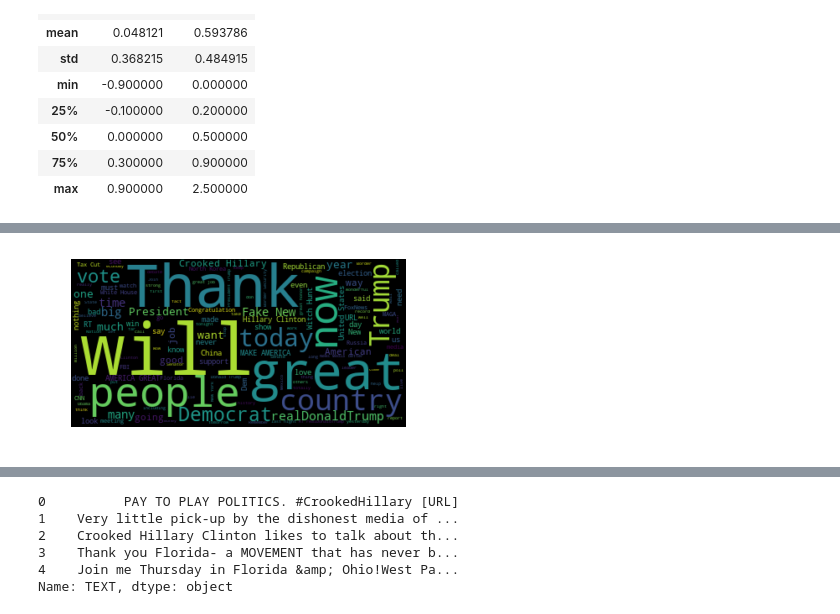
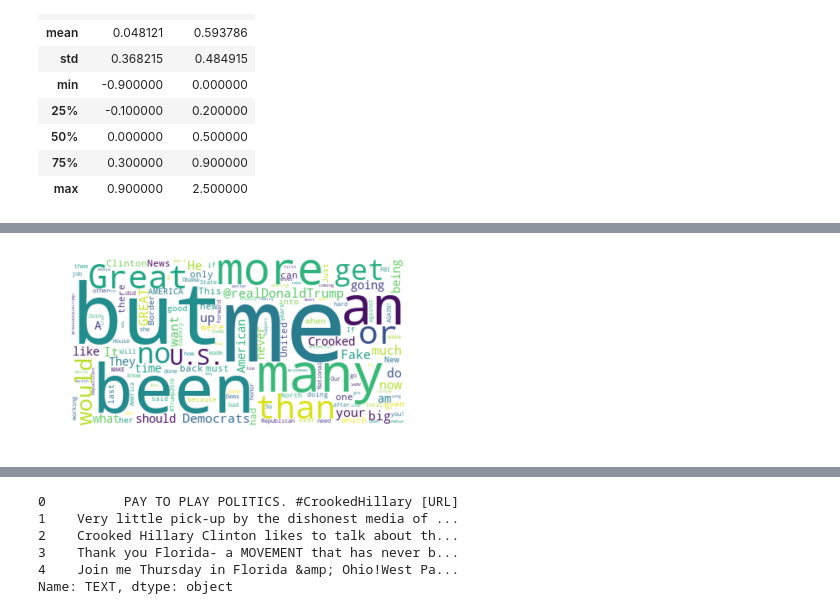
Before and after one commit to EthanH43/text_generator, a Jupyter notebook: Model/Tweet_Analysis.ipynb, the cells around one changed output, grey strips where cells are left out. Cells and saved outputs as stored; diff of their text form; code cells hidden in the pictures.

```diff
--- a/Model/Tweet_Analysis.ipynb
+++ b/Model/Tweet_Analysis.ipynb
@@ -267,7 +231,6 @@ top_words.head(30).plot.bar()
 # %%
 cleaned_text=listofwords.str.cat(sep=' ')
-selected=top_words[400:600]
+selected=top_words[50:600]
 testin=selected.to_dict(dict)
 type(testin)
-testin
 # %% [output]
@@ -291,11 +238,11 @@ testin
 # %%
 # Create and generate a word cloud image:
 # wordcloud = WordCloud().generate(cleaned_text)
 wc = WordCloud(background_color="white", max_words=1000)
 wc.generate_from_frequencies(testin)
 # Display the generated image:
-plt.imshow(wordcloud, interpolation='bilinear')
+plt.imshow(wc, interpolation='bilinear')
 plt.axis("off")
 plt.show()
 # %% [output]
-[figure, old version]
+[figure, new version]
```
Also changed, not shown: parts of 24 cells of this notebook, 4 other files.
